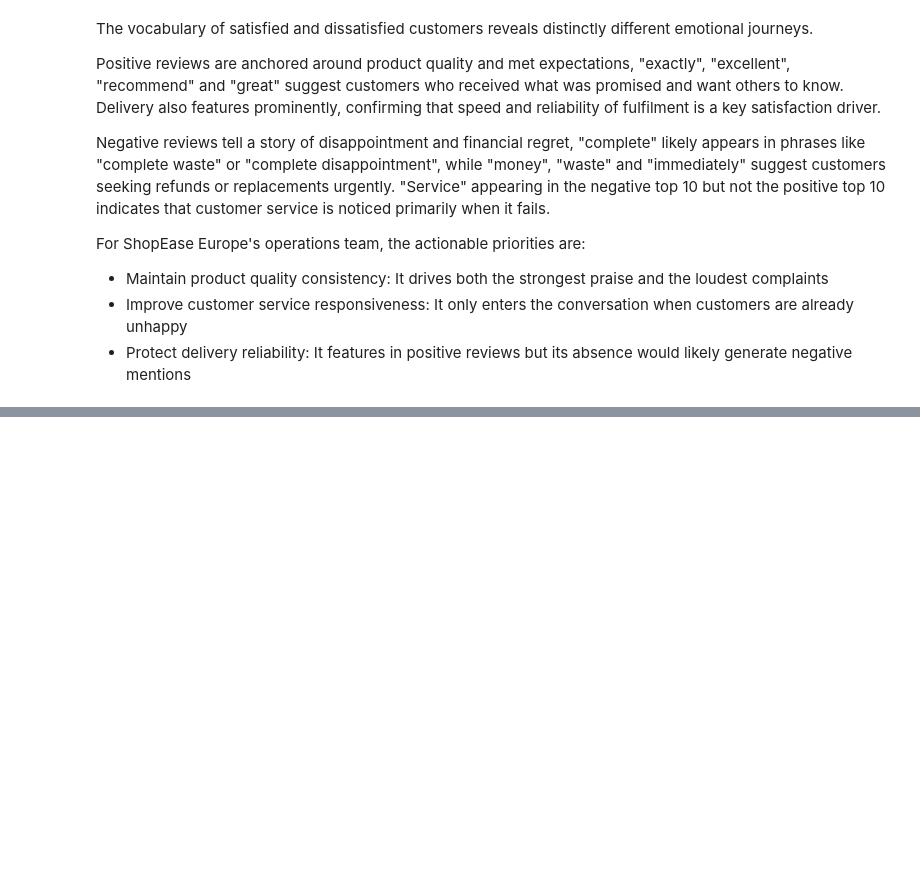
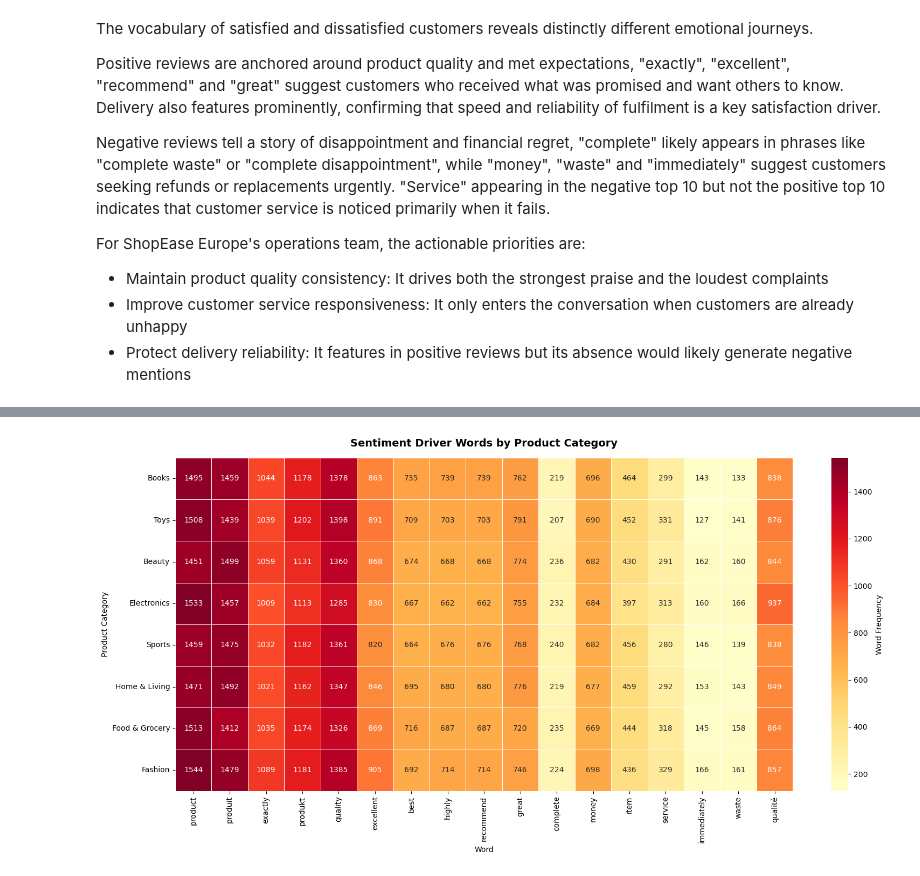
Before and after one commit to AishatOlisa/shopease-sentiment-analysis, a Jupyter notebook: notebooks/06_eda_sentiment_drivers.ipynb, the cells around one changed output, grey strips where cells are left out. Saved outputs shown, nothing was run; the diff lists cells and outputs as text; code cells hidden in the pictures; blank space fills up the shorter version.

```diff
--- a/notebooks/06_eda_sentiment_drivers.ipynb
+++ b/notebooks/06_eda_sentiment_drivers.ipynb
@@ -186,0 +313,35 @@ For ShopEase Europe's operations team, the actionable priorities are:
+# %%
+# Top sentiment words per category
+top_pos_words = [w[0] for w in clean_and_count(positive_text, n=10)]
+top_neg_words = [w[0] for w in clean_and_count(negative_text, n=10)]
+top_words_combined = list(dict.fromkeys(top_pos_words + top_neg_words))
+
+# Build frequency matrix - word vs category
+categories = df['product_category'].unique()
+heatmap_data = {}
+
+for category in categories:
+    cat_text = ' '.join(df[df['product_category'] == category]['cleaned_review'].astype(str))
+    cat_words = cat_text.lower().split()
+    cat_words = [w.strip('.,!?;:\'"()[]') for w in cat_words]
+    cat_words = [w for w in cat_words if w not in all_stops and len(w) > 2]
+    word_counts = Counter(cat_words)
+    heatmap_data[category] = {word: word_counts.get(word, 0) for word in top_words_combined}
+
+heatmap_df = pd.DataFrame(heatmap_data).T
+
+fig, ax = plt.subplots(figsize=(16, 8))
+sns.heatmap(heatmap_df, annot=True, fmt='d', cmap='YlOrRd',
+            linewidths=0.5, ax=ax, cbar_kws={'label': 'Word Frequency'})
+
+ax.set_title('Sentiment Driver Words by Product Category',
+             fontsize=14, fontweight='bold', pad=15)
+ax.set_xlabel('Word')
+ax.set_ylabel('Product Category')
+
+plt.tight_layout()
+plt.savefig(os.path.join(FIGURES_PATH, 'sentiment_driver_heatmap.png'),
+            dpi=150, bbox_inches='tight')
+plt.show()
+# %% [output]
+[figure, added]
```
Also changed, not shown: parts of 8 cells of this notebook, 3 other files.
